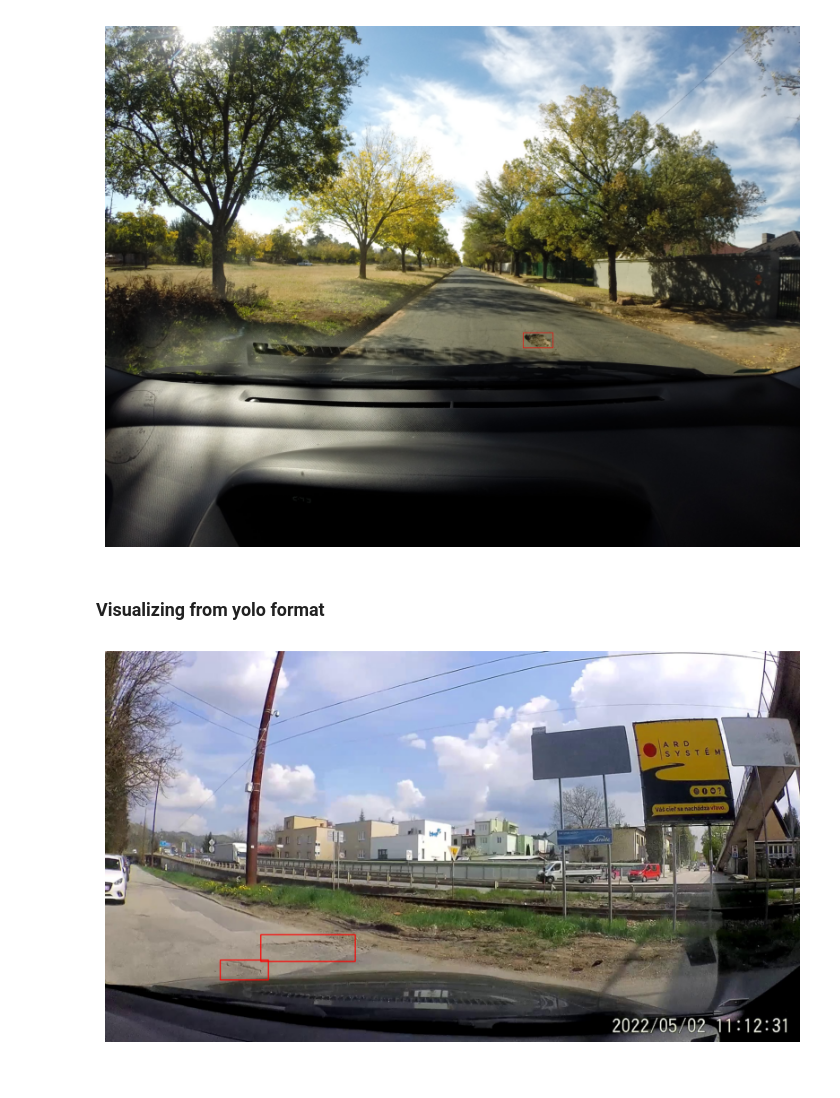
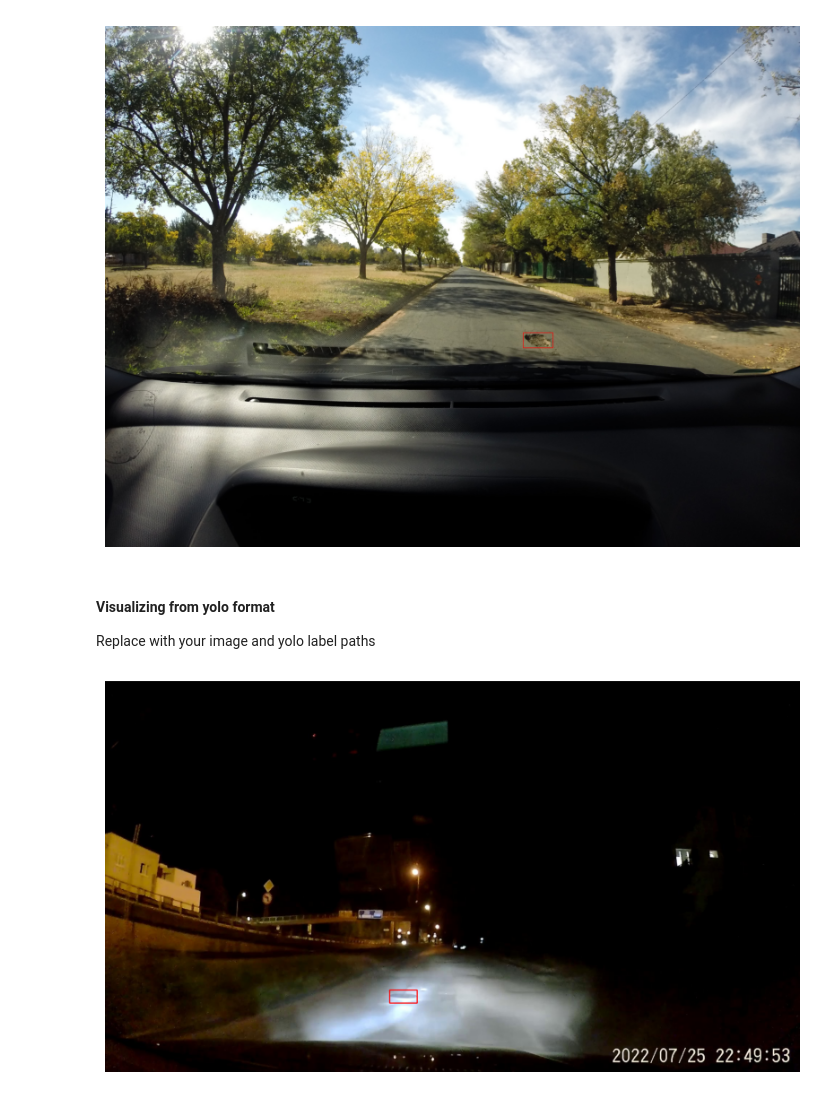
Before and after one commit to aram199922/pothole_detection, a Jupyter notebook: data_visualizer.ipynb, the cells around one changed output. Cells and saved outputs as stored; diff of their text form; code cells hidden in the pictures.

```diff
--- a/data_visualizer.ipynb
+++ b/data_visualizer.ipynb
@@ -57,43 +57,40 @@ plt.show()
 ['Train', 'data\\Positive', 'data\\G0449113.bmp', '1', '2214', '1626', '158', '80']
 [figure]
 # %% [markdown]
-### Visualizing from yolo format
+#### Visualizing from yolo format
+Replace with your image and yolo label paths
 # %%
-import cv2
-import matplotlib.pyplot as plt
-
-image_path = "yolo_data/train/images/Vid_1_Ca_00000000.jpg"
-label_path = "yolo_data/train/labels/Vid_1_Ca_00000000.txt"
+image_path = "yolo_data/val/images/Vid_Pr_night_00000136.JPG"
+label_path = "yolo_data/val/labels/Vid_Pr_night_00000136.txt"
 
 image = cv2.imread(image_path)
 image = cv2.cvtColor(image, cv2.COLOR_BGR2RGB)
 
 image_height, image_width, _ = image.shape
 
 with open(label_path, 'r') as file:
     lines = file.readlines()
 
 # Draw bounding boxes on the image
 for line in lines:
     class_id, x_center, y_center, width, height = map(float, line.strip().split())
 
     # Convert YOLO format to pixel coordinates
-    x_center *= image_width
-    y_center *= image_height
-    width *= image_width
-    height *= image_height
+    x_center = x_center * image_width
+    y_center = y_center * image_height
+    width = width * image_width
+    height = height * image_height
 
-    # Top-left and bottom-right coordinates
-    x1 = int(x_center - width / 2)
-    y1 = int(y_center - height / 2)
-    x2 = int(x_center + width / 2)
-    y2 = int(y_center + height / 2)
+    x1 = int(x_center - width/2)
+    y1 = int(y_center - height/2)
+    x2 = int(x_center + width/2)
+    y2 = int(y_center + height/2)
 
     cv2.rectangle(image, (x1, y1), (x2, y2), (255, 0, 0), 2)
 
 plt.figure(figsize=(10, 8))
 plt.imshow(image)
 plt.axis("off")
 plt.show()
 # %% [output]
-[figure, old version]
+[figure, new version]
```
Also changed, not shown: parts of 3 cells of this notebook, 10 other files.
